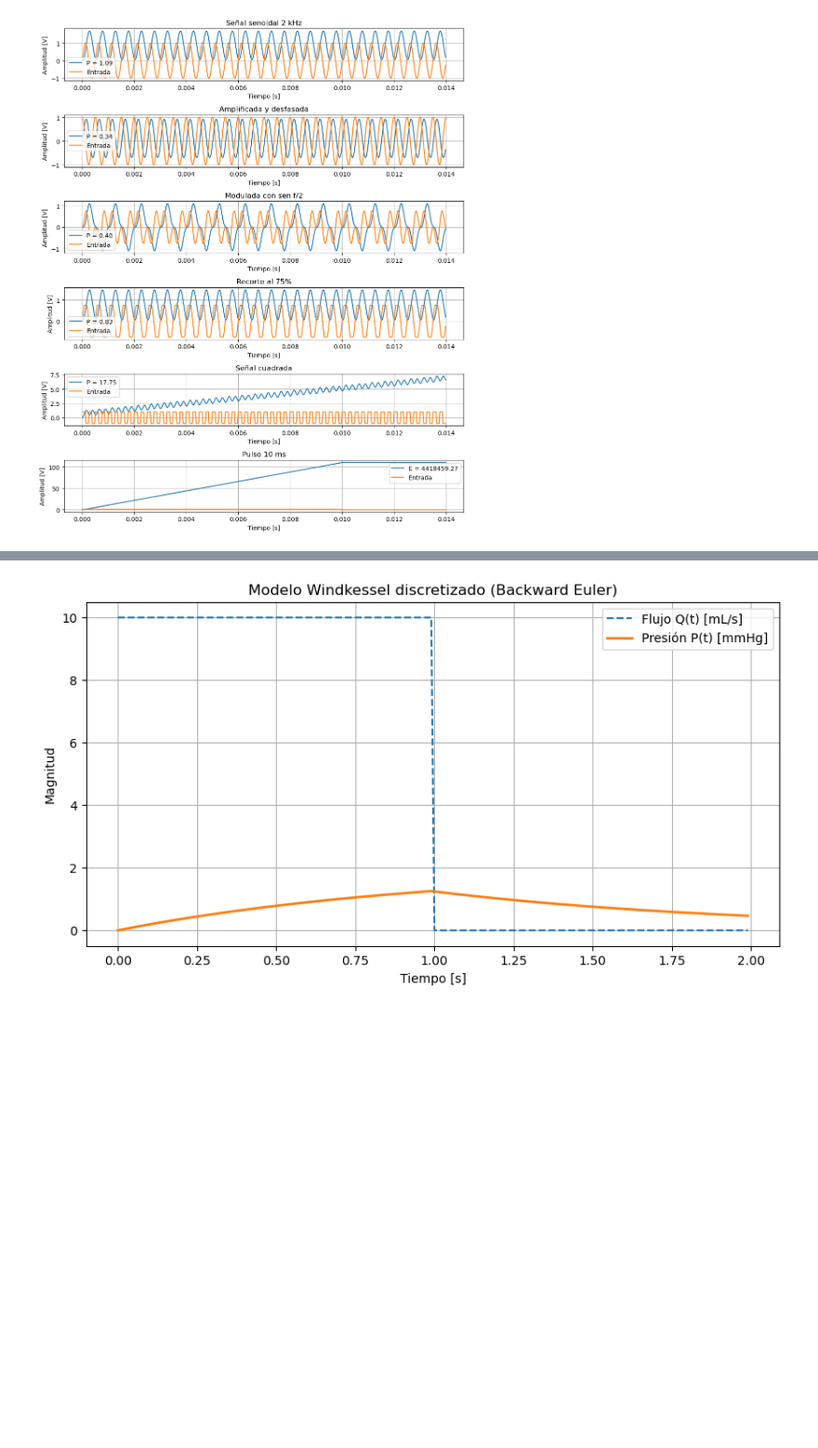
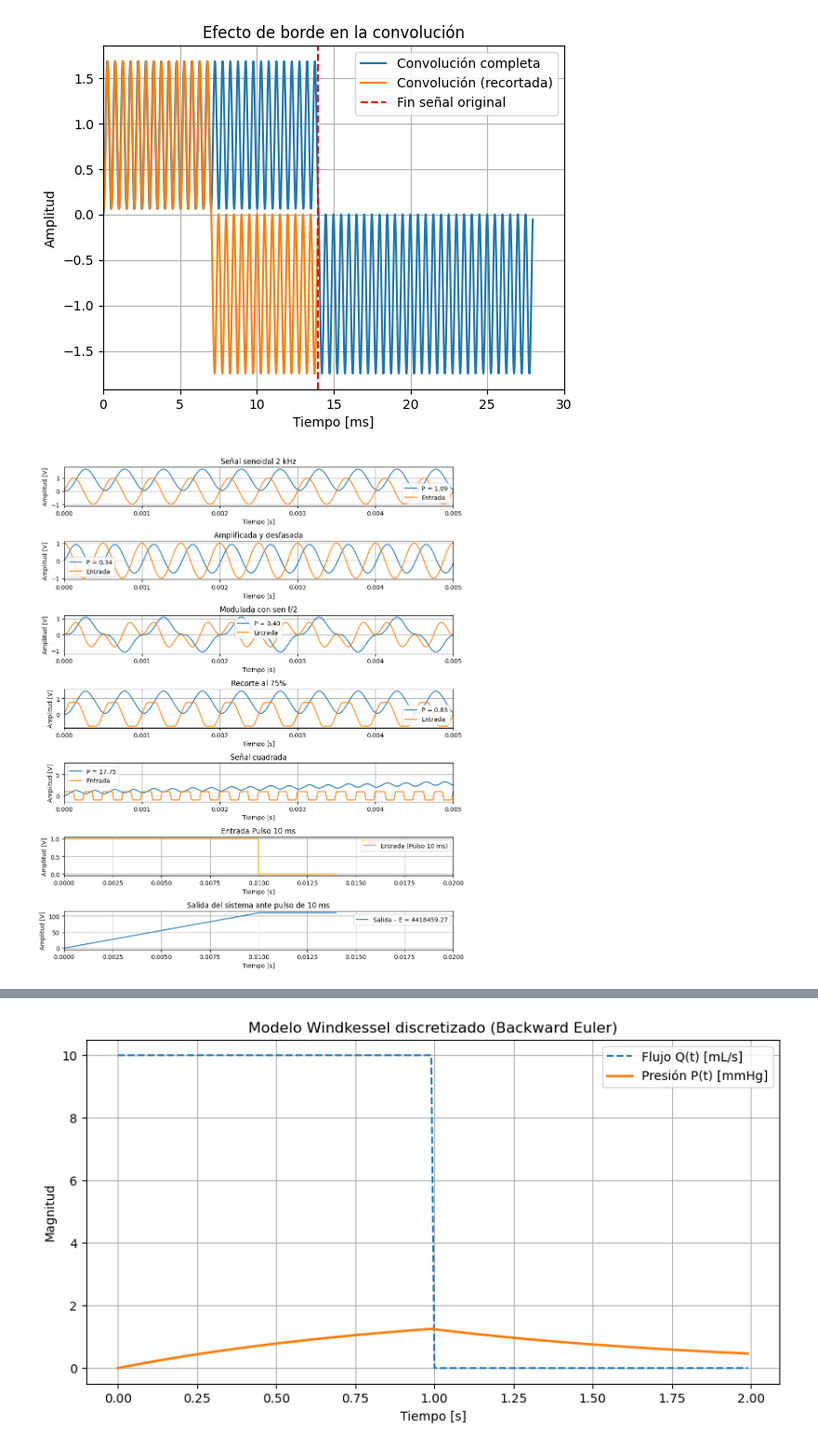
Before and after one commit to mile-ws/pdstestbench, a Jupyter notebook: TS2_MWS.ipynb, the cells around one changed output, grey strips where cells are left out. Shown at 93% size. Saved outputs shown, nothing was run; the diff lists cells and outputs as text; code cells hidden in the pictures; blank space fills up the shorter version.

```diff
--- a/TS2_MWS.ipynb
+++ b/TS2_MWS.ipynb
@@ -26,9 +30,11 @@ Se calculo la señal de salida usando el *lfilter*, el cual usando los coeficien
 
 import matplotlib.pyplot as plt
 import numpy as np
+#import scipy as sc
 from scipy import signal
 
 #𝑦[𝑛]-1.5⋅𝑦[𝑛−1]+0.5⋅𝑦[𝑛−2]=3⋅10−2⋅𝑥[𝑛]+5⋅10−2⋅𝑥[𝑛−1]+3⋅10−2⋅𝑥[𝑛−2]
+
 
 a = np.array([1, -1.5, 0.5]) #coeficientes de y
 b = np.array([0.03, 0.05, 0.03]) #coeficientes de x
@@ -80,9 +86,28 @@ for i, x in enumerate(entradas):
     y = signal.lfilter(b, a, x)
     salidas.append(y)
 
+delta = np.zeros(len(x_senoidal))
+delta[0] = 1
+
+h = signal.lfilter(b, a, delta)  #respuesta al impulso
+
+y_conv = np.convolve(x_senoidal, h, mode='same')#[:len(x_senoidal)] #salida
+y_conv_full = np.convolve(x_senoidal, h, mode= 'full')
+t_full = np.arange(len(y_conv_full)) / fs
+
+plt.figure()
+plt.plot(t_full*1000, y_conv_full, label='Convolución completa', color='C0')
+plt.plot(t[:len(y_conv)]*1000, y_conv, label='Convolución (recortada)', color='C1')
+plt.axvline(len(x_senoidal)/fs*1000, color='r', linestyle='--', label='Fin señal original')
+plt.xlabel('Tiempo [ms]')
+plt.ylabel('Amplitud')
+plt.title('Efecto de borde en la convolución')
+plt.xlim(0, 30)
+plt.legend()
+plt.grid(True)
 
 #Graficos
-fig, axs = plt.subplots(6, 1, figsize=(10, 12))  # 6 filas, 1 columna
+fig, axs = plt.subplots(7, 1, figsize=(10, 12))  # 6 filas, 1 columna
 
 # Señal senoidal
 axs[0].plot(t, salidas[0], label = f"P = {np.mean(salidas[0]**2):.2f}")
@@ -90,6 +115,7 @@ axs[0].plot(t, x_senoidal, label = "Entrada")
 axs[0].set_title("Señal senoidal 2 kHz")
 axs[0].set_xlabel("Tiempo [s]")
 axs[0].set_ylabel("Amplitud [V]")
+axs[0].set_xlim(0, 0.005)
 axs[0].legend()
 axs[0].grid(True)
 
@@ -99,6 +125,7 @@ axs[1].plot(t, x_desfazada, label = "Entrada")
 axs[1].set_title("Amplificada y desfasada")
 axs[1].set_xlabel("Tiempo [s]")
 axs[1].set_ylabel("Amplitud [V]")
+axs[1].set_xlim(0, 0.005)
 axs[1].legend()
 axs[1].grid(True)
 
@@ -108,39 +135,54 @@ axs[2].plot(t, x_modulada, label = "Entrada")
 axs[2].set_title("Modulada con sen f/2")
 axs[2].set_xlabel("Tiempo [s]")
 axs[2].set_ylabel("Amplitud [V]")
+axs[2].set_xlim(0, 0.005)
 axs[2].legend()
 axs[2].grid(True)
 
 # Señal recortada
 axs[3].plot(t, salidas[3], label = f"P = {np.mean(salidas[3]**2):.2f}")
 axs[3].plot(t, x_recortada, label = "Entrada")
 axs[3].set_title("Recorte al 75%")
 axs[3].set_xlabel("Tiempo [s]")
 axs[3].set_ylabel("Amplitud [V]")
+axs[3].set_xlim(0, 0.005)
 axs[3].legend()
 axs[3].grid(True)
 
 # Señal cuadrada
 axs[4].plot(t, salidas[4], label = f"P = {np.mean(salidas[4]**2):.2f}")
 axs[4].plot(t, x_cuadrada, label = "Entrada")
 axs[4].set_title("Señal cuadrada")
 axs[4].set_xlabel("Tiempo [s]")
 axs[4].set_ylabel("Amplitud [V]")
+axs[4].set_xlim(0, 0.005)
 axs[4].legend()
 axs[4].grid(True)
 
-# Pulso rectangular
-axs[5].plot(t, salidas[5], label = f"E = {np.sum(salidas[5]**2):.2f}")
-axs[5].plot(t, x_pulsos, label = "Entrada")
-axs[5].set_title("Pulso 10 ms")
+# Entrada (pulso)
+axs[5].plot(t, x_pulsos, "orange", label="Entrada (Pulso 10 ms)")
+axs[5].set_title("Entrada Pulso 10 ms")
 axs[5].set_xlabel("Tiempo [s]")
 axs[5].set_ylabel("Amplitud [V]")
+axs[5].set_xlim(0, 0.02)
 axs[5].legend()
 axs[5].grid(True)
+
+# Salida (respuesta al pulso)
+axs[6].plot(t, salidas[5], label=f"Salida – E = {np.sum(salidas[5]**2):.2f}")
+axs[6].set_title("Salida del sistema ante pulso de 10 ms")
+axs[6].set_xlabel("Tiempo [s]")
+axs[6].set_ylabel("Amplitud [V]")
+axs[6].set_xlim(0, 0.02)
+axs[6].legend()
+axs[6].grid(True)
+
+
 
 # Ajustar todo
 plt.tight_layout()
 plt.show()
 # %% [output]
-[figure, old version]
+[figure, new version]
+[figure, added]
 # %% [markdown]
```
Also changed, not shown: parts of 14 cells of this notebook, 1 other file.
